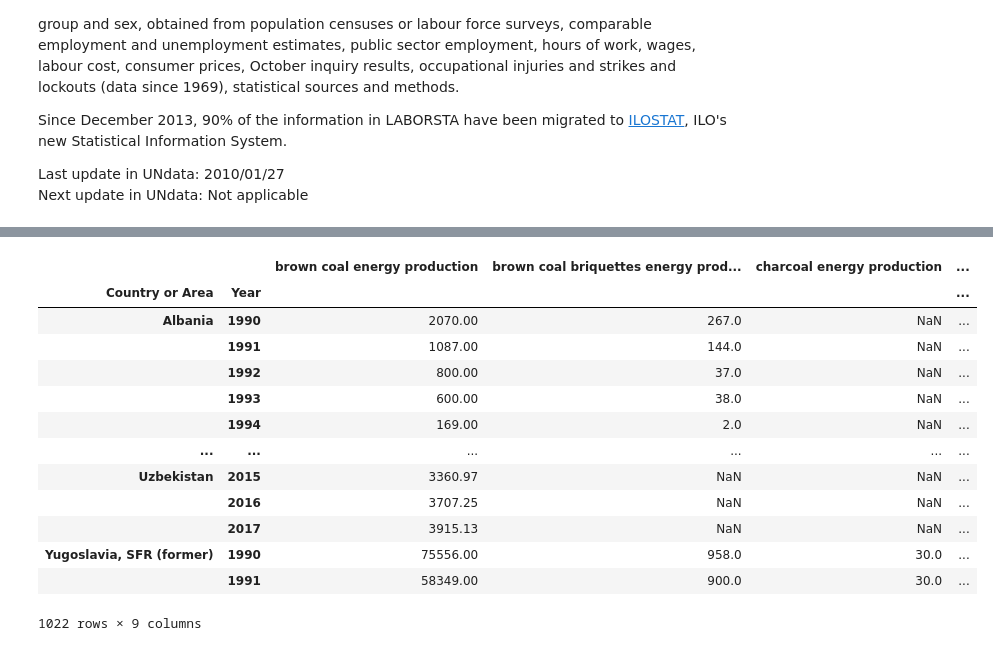
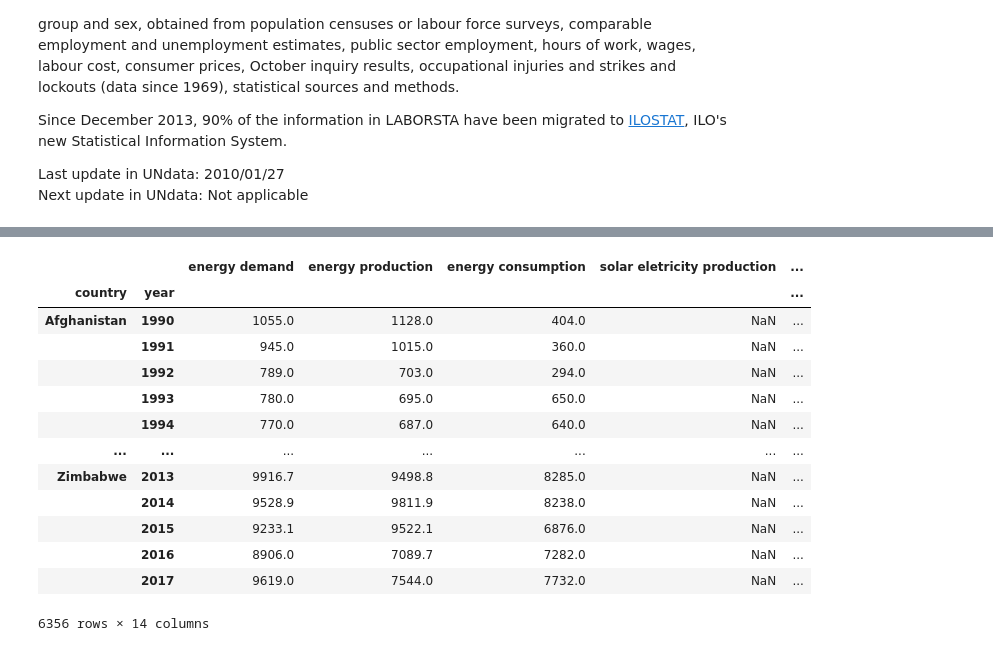
Before and after one commit to LucaDiba/renewable-causal-effects, a Jupyter notebook: Datasets merging.ipynb, the cells around one changed output, grey strips where cells are left out. Drawn from its saved outputs; the diff is of its cells as text; code cells hidden in the pictures.

```diff
--- a/Datasets merging.ipynb
+++ b/Datasets merging.ipynb
@@ -354,8 +232,10 @@ mask = (df['Classification'] == 'ISIC-Rev.3') & (
 df = df[mask]
 df = df[['Country or Area', 'Year', 'Value']]\
         .set_index(['Country or Area', 'Year'])\
-        .groupby(by=['Country or Area', 'Year']).mean()\
+        .rename_axis(['country', 'year'])\
+        .groupby(by=['country', 'year']).mean()\
         .rename(columns={'Value':indicator})
+# TODO: should I compute the mean in groupby?
 
 data[indicator] = df
 df
@@ -387,14 +279,3 @@ The Energy Statistics Database contains comprehensive energy statistics on the p
 
 Last update in UNdata: 2020/03/02
 Next update in UNdata: 2021/01/06
-# %%
-indicator = 'solar eletricity production'
-
-df = pd.read_csv('./datasets/Electricity - total solar production.csv')
-df = df[['Country or Area', 'Year', 'Quantity']]\
-        .set_index(['Country or Area', 'Year'])\
-        .groupby(by=['Country or Area', 'Year']).mean()\
-        .rename(columns={'Quantity':indicator})
-
-data[indicator] = df
-df
@@ -427,11 +281,0 @@ Next update in UNdata: 2021/01/06
-# %%
-indicator = 'wind eletricity production'
-
-df = pd.read_csv('./datasets/Electricity - total wind production.csv')
-df = df[['Country or Area', 'Year', 'Quantity']]\
-        .set_index(['Country or Area', 'Year'])\
-        .groupby(by=['Country or Area', 'Year']).mean()\
-        .rename(columns={'Quantity':indicator})
-
-data[indicator] = df
-df
@@ -474,49 +282,59 @@ Next update in UNdata: 2021/01/06
 # %%
 filenames = [
     # (filename without path and extension, indicator name)
+    # Renewable
+    ('Electricity - Gross demand', 'energy demand'),
+    ('Electricity - Gross production', 'energy production'),
+    ('Electricity - Final energy consumption', 'energy consumption'),
+    ('Electricity - total solar production', 'solar eletricity production'),
+    ('Electricity - total wind production', 'wind eletricity production'),
+
+    # Fossil fuel
     ('Brown coal - production','brown coal energy production'),
     ('Brown coal briquettes - production','brown coal briquettes energy production'),
     ('Charcoal - Production','charcoal energy production'),
     ('Coal Tar - Production','coal tar energy production'),
     ('Coking coal - production','coking coal energy production'),
     ('Conventional crude oil - production','crude oil energy production'),
     ('Fuel oil - Production','fuel oil energy production'),
     ('Gas Oil and Diesel Oil - Production','gas diesel oils energy production'),
     ('Other oil products n.e.c. - Production','other oils energy production')
 ]
 
 indicator = 'wind eletricity production'
 
 dataframes = []
 for filename, indicator in filenames:
     df = pd.read_csv(f"./datasets/{filename}.csv")
     df = df[['Country or Area', 'Year', 'Quantity']]\
             .set_index(['Country or Area', 'Year'])\
-            .groupby(by=['Country or Area', 'Year']).mean()\
+            .rename_axis(['country', 'year'])\
+            .groupby(by=['country', 'year']).mean()\
             .rename(columns={'Quantity':indicator})\
             .reset_index()
 
-    df['Year'] = pd.to_numeric(df['Year'], downcast='integer')
-    df = df.set_index(['Country or Area', 'Year'])
+    df['year'] = pd.to_numeric(df['year'], downcast='integer')
+    df = df.set_index(['country', 'year'])
 
     data[indicator] = df
     dataframes.append(df.copy())
 
 df = dataframes[0].join(dataframes[1:]).reset_index() if len(dataframes) > 1 else dataframes[0]
-df = df.set_index(['Country or Area', 'Year'])
+df = df.set_index(['country', 'year'])
+
 df
 # %% [output]
-|  |  | brown coal energy production | brown coal briquettes energy prod... | charcoal energy production | ... |
-| Country or Area | Year |  |  |  | ... |
-| Albania | 1990 | 2070.00 | 267.0 | NaN | ... |
-|  | 1991 | 1087.00 | 144.0 | NaN | ... |
-|  | 1992 | 800.00 | 37.0 | NaN | ... |
-|  | 1993 | 600.00 | 38.0 | NaN | ... |
-|  | 1994 | 169.00 | 2.0 | NaN | ... |
-| ... | ... | ... | ... | ... | ... |
-| Uzbekistan | 2015 | 3360.97 | NaN | NaN | ... |
-|  | 2016 | 3707.25 | NaN | NaN | ... |
-|  | 2017 | 3915.13 | NaN | NaN | ... |
-| Yugoslavia, SFR (former) | 1990 | 75556.00 | 958.0 | 30.0 | ... |
-|  | 1991 | 58349.00 | 900.0 | 30.0 | ... |
+|  |  | energy demand | energy production | energy consumption | solar eletricity production | ... |
+| country | year |  |  |  |  | ... |
+| Afghanistan | 1990 | 1055.0 | 1128.0 | 404.0 | NaN | ... |
+|  | 1991 | 945.0 | 1015.0 | 360.0 | NaN | ... |
+|  | 1992 | 789.0 | 703.0 | 294.0 | NaN | ... |
+|  | 1993 | 780.0 | 695.0 | 650.0 | NaN | ... |
+|  | 1994 | 770.0 | 687.0 | 640.0 | NaN | ... |
+| ... | ... | ... | ... | ... | ... | ... |
+| Zimbabwe | 2013 | 9916.7 | 9498.8 | 8285.0 | NaN | ... |
+|  | 2014 | 9528.9 | 9811.9 | 8238.0 | NaN | ... |
+|  | 2015 | 9233.1 | 9522.1 | 6876.0 | NaN | ... |
+|  | 2016 | 8906.0 | 7089.7 | 7282.0 | NaN | ... |
+|  | 2017 | 9619.0 | 7544.0 | 7732.0 | NaN | ... |
-1022 rows × 9 columns
+6356 rows × 14 columns
```
Also changed, not shown: parts of 19 cells of this notebook.
